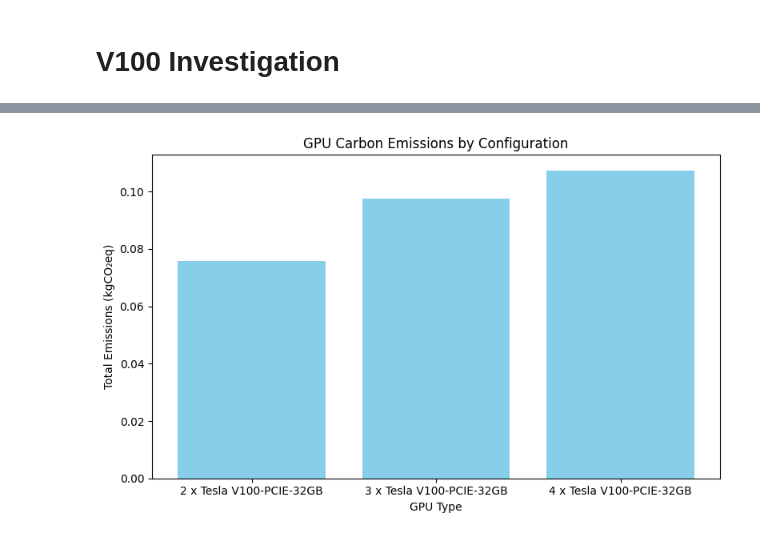
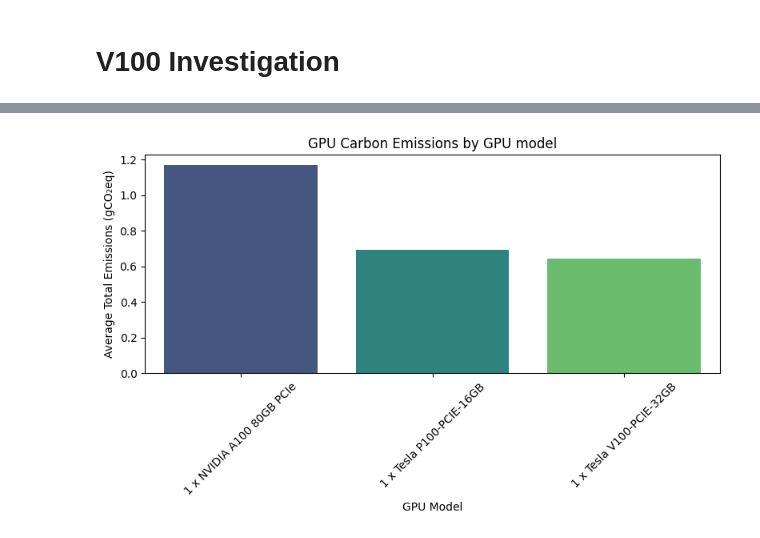
Before and after one commit to dp0920/cs239_deepfake, a Jupyter notebook: CSV/codecarbon_gpu_experiment.ipynb, the cells around one changed output, grey strips where cells are left out. Drawn from its saved outputs; the diff is of its cells as text; code cells hidden in the pictures.

```diff
--- a/CSV/codecarbon_gpu_experiment.ipynb
+++ b/CSV/codecarbon_gpu_experiment.ipynb
@@ -9,6 +10,0 @@ import pandas as pd
-# %%
-# TODO: add single v100 data
-files = ["two_v100.csv", "three_v100.csv", "four_v100.csv"]
-
-v100 = pd.concat([pd.read_csv(f) for f in files], ignore_index=True)
-v100.tail()
@@ -24,3 +12,13 @@ v100.tail()
 # Understanding the data
 
 Now that we've got some data loaded, let's see what codecarbon provides.
+# %%
+csv_files = []
+
+for root, dirs, files in os.walk("."):
+    for file in files:
+        if file.endswith(".csv"):
+            csv_files.append(os.path.join(root, file))
+
+# Load all CSVs into one DataFrame
+df = pd.concat([pd.read_csv(f) for f in csv_files], ignore_index=True)
@@ -37,0 +51,4 @@ Index(['timestamp', 'project_name', 'run_id', 'duration', 'emissions',
+# %%
+# M1 pro is my laptop... dropping those from the dataframe
+df = df[df["gpu_model"] != "Apple M1 Pro"]
+df["gpu_model"].value_counts()
@@ -44,11 +91,13 @@ Some interseting data could be the emissions rate
 # %%
-v100_emissions_by_gpu = v100.groupby("gpu_model")["emissions"].sum().reset_index()
+emissions = df[df["gpu_count"] == 1].groupby("gpu_model")["emissions"].mean().reset_index()
+emissions["emissions"] = emissions["emissions"] * 1000
 plt.figure(figsize=(8, 5))
-plt.bar(v100_emissions_by_gpu["gpu_model"], v100_emissions_by_gpu["emissions"], color="skyblue")
-plt.xlabel("GPU Type")
-plt.ylabel("Total Emissions (kgCO₂eq)")
-plt.title("GPU Carbon Emissions by Configuration")
+sns.barplot(data=emissions, x="gpu_model", y="emissions", palette="viridis")
+plt.xlabel("GPU Model")
+plt.xticks(rotation=45)
+plt.ylabel("Average Total Emissions (gCO₂eq)")
+plt.title("GPU Carbon Emissions by GPU model")
 plt.tight_layout()
 plt.show()
 # %% [output]
-[figure, old version]
+[figure, new version]
```
Also changed, not shown: parts of 31 cells of this notebook.
